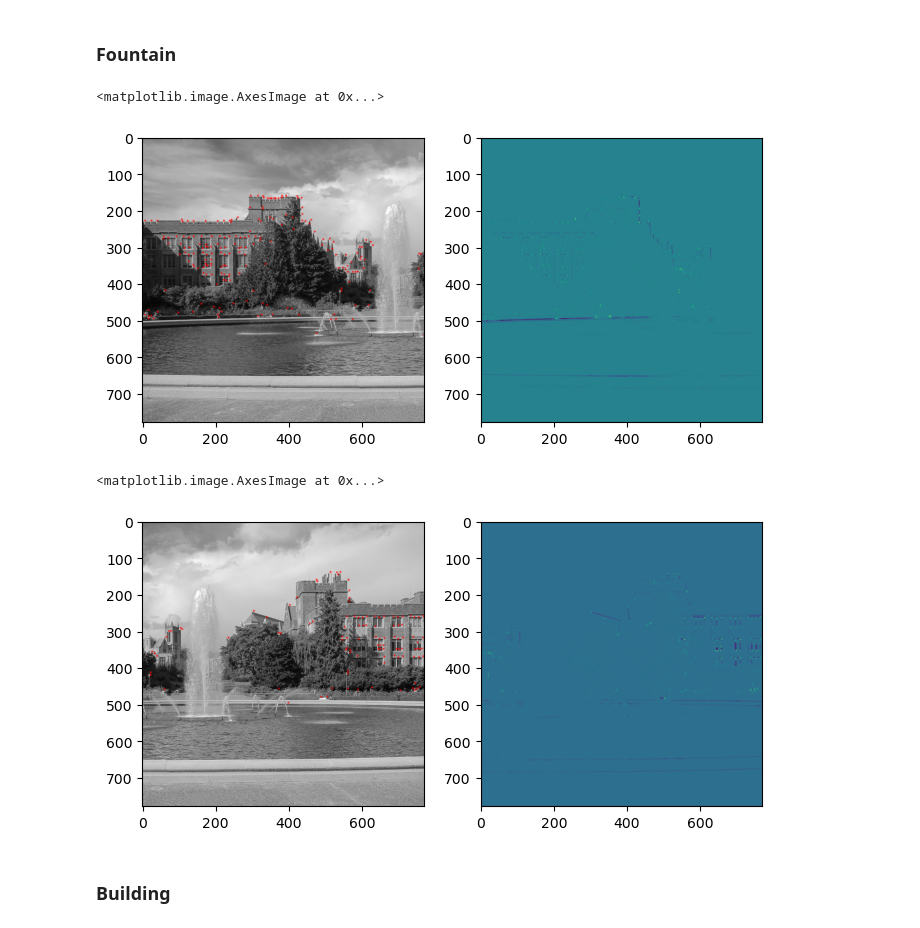
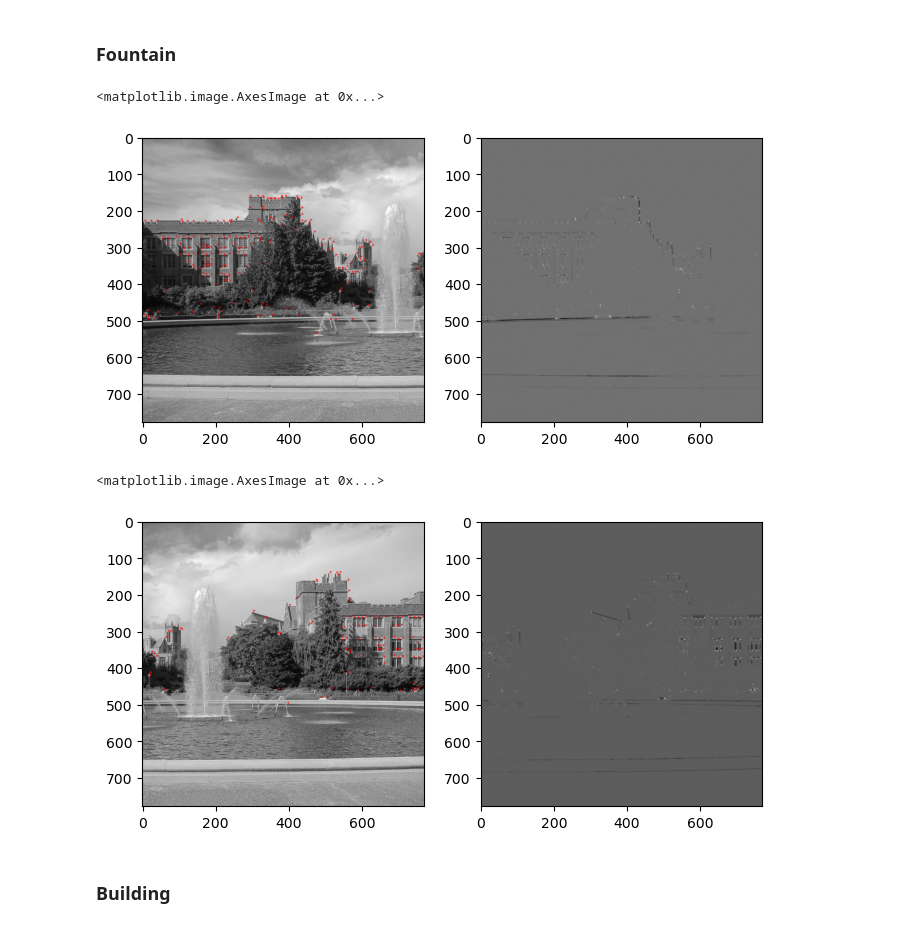
Before and after one commit to MrWlobo/Zaawansowane_Algorytmy_Wizyjne, a Jupyter notebook: Lab06/ZAW_Lab06.ipynb, the cells around one changed output. Cells and saved outputs as stored; diff of their text form; code cells hidden in the pictures.

```diff
--- a/Lab06/ZAW_Lab06.ipynb
+++ b/Lab06/ZAW_Lab06.ipynb
@@ -93,21 +94,21 @@ fountain_2_H = get_h_from_auto_corelation_matrix(fountain_2, 7, 7)
 # %%
 y_coords, x_coords = find_max(fountain_1_H, 7, 0.5)
 
 figure, axis = plt.subplots(1, 2, figsize=(8, 4))
 axis[0].imshow(draw_corners(cv2.cvtColor(fountain_1, cv2.COLOR_GRAY2BGR), y_coords, x_coords))
-axis[1].imshow(fountain_1_H)
+axis[1].imshow(fountain_1_H, cmap="gray")
 # %% [output]
 <matplotlib.image.AxesImage at 0x...>
-[figure, old version]
+[figure, new version]
 # %%
 y_coords, x_coords = find_max(fountain_2_H, 7, 0.5)
 
 figure, axis = plt.subplots(1, 2, figsize=(8, 4))
 axis[0].imshow(draw_corners(cv2.cvtColor(fountain_2, cv2.COLOR_GRAY2BGR), y_coords, x_coords))
-axis[1].imshow(fountain_2_H)
+axis[1].imshow(fountain_2_H, cmap="gray")
 # %% [output]
 <matplotlib.image.AxesImage at 0x...>
-[figure, old version]
+[figure, new version]
 # %% [markdown]
 ### Building
 # %%
```
Also changed, not shown: parts of 9 cells of this notebook.
